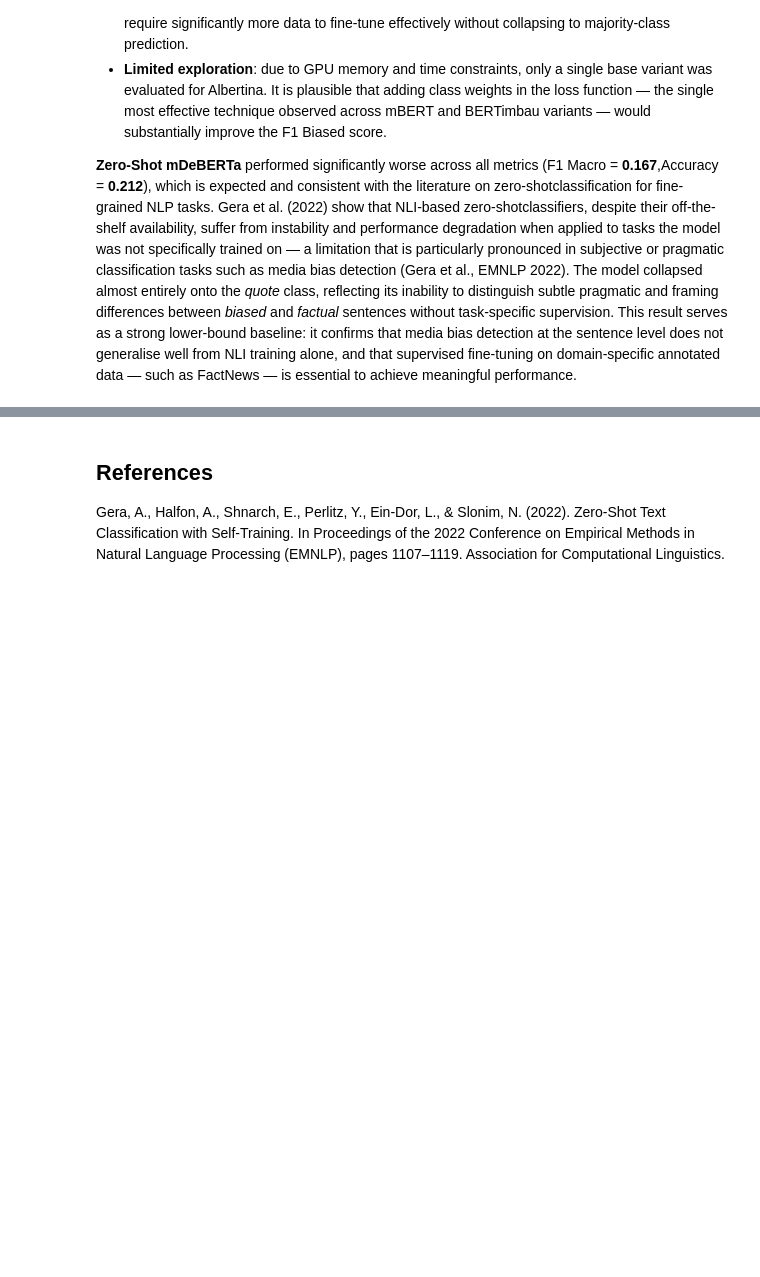
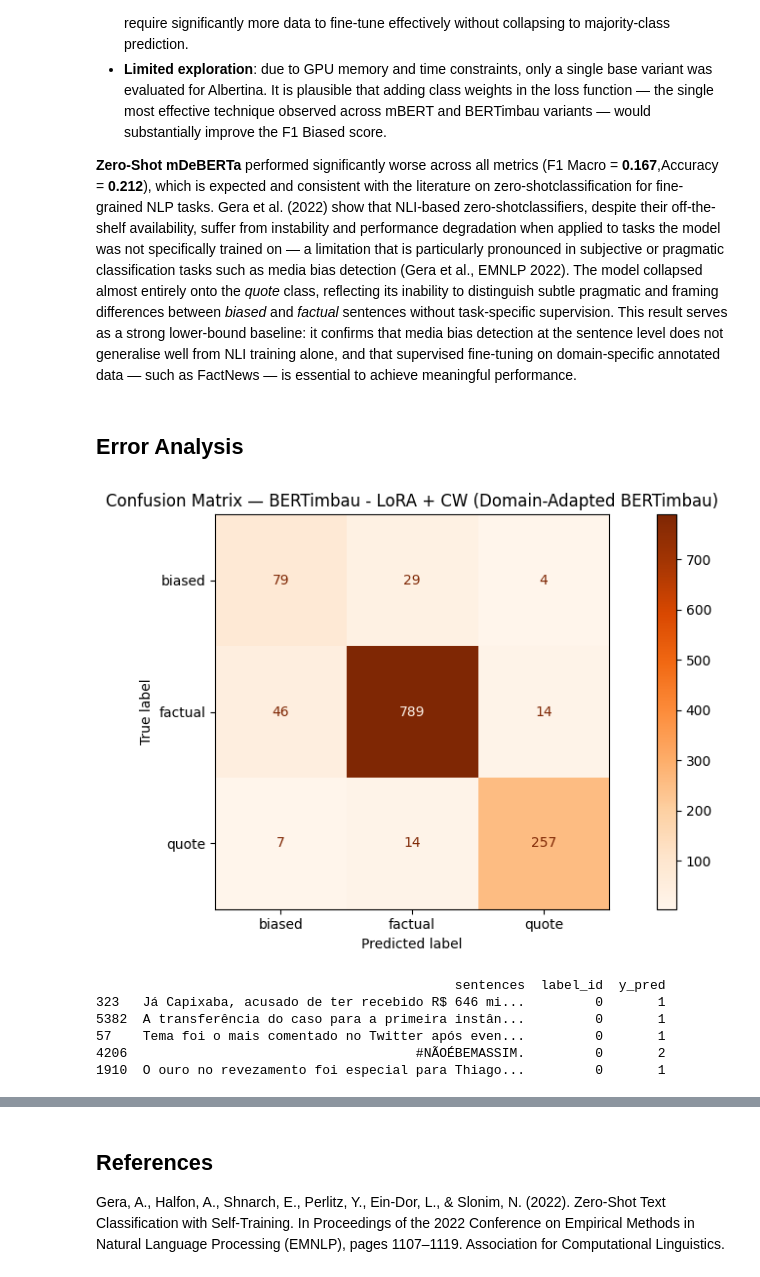
Before and after one commit to tomast100/PLN_Project, a Jupyter notebook: assignment_2.ipynb, the cells around one changed output, grey strips where cells are left out. Drawn from its saved outputs; the diff is of its cells as text; code cells hidden in the pictures; blank space fills up the shorter version.

Commit message:
error analysis v1

```diff
--- a/assignment_2.ipynb
+++ b/assignment_2.ipynb
@@ -2075,3 +2075,36 @@ Several factors may explain Albertina's underperformance relative to mBERT and B
 degradation when applied to tasks the model was not specifically trained on — a limitation that is particularly pronounced in subjective or pragmatic classification tasks such as media bias detection (Gera et al., EMNLP 2022). The model collapsed almost entirely onto the *quote*
 class, reflecting its inability to distinguish subtle pragmatic and framing differences between *biased* and *factual* sentences without task-specific supervision. This result serves as a strong lower-bound baseline: it confirms that media bias detection at the sentence level does
 not generalise well from NLI training alone, and that supervised fine-tuning on domain-specific annotated data — such as FactNews — is essential to achieve meaningful performance.
+# %% [markdown]
+## Error Analysis
+# %%
+from sklearn.metrics import confusion_matrix, ConfusionMatrixDisplay
+
+# Usa o melhor modelo
+best_name = "BERTimbau - LoRA + CW (Domain-Adapted BERTimbau)"
+y_true = results[best_name]["y_true"]
+y_pred = results[best_name]["y_pred"]
+
+cm = confusion_matrix(y_true, y_pred)
+disp = ConfusionMatrixDisplay(cm, display_labels=["biased", "factual", "quote"])
+disp.plot(cmap="Oranges")
+plt.title(f"Confusion Matrix — {best_name}")
+plt.tight_layout()
+plt.savefig("confusion_matrix_best.png", dpi=150)
+plt.show()
+
+
+test_df["y_pred"] = y_pred
+errors = test_df[test_df["label_id"] != test_df["y_pred"]]
+
+
+biased_errors = errors[errors["label_id"] == 0]
+print(biased_errors[["sentences", "label_id", "y_pred"]].head(5))
+# %% [output]
+[figure, added]
+                                              sentences  label_id  y_pred
+323   Já Capixaba, acusado de ter recebido R$ 646 mi...         0       1
+5382  A transferência do caso para a primeira instân...         0       1
+57    Tema foi o mais comentado no Twitter após even...         0       1
+4206                                     #NÃOÉBEMASSIM.         0       2
+1910  O ouro no revezamento foi especial para Thiago...         0       1
```
Also changed, not shown: parts of 4 cells of this notebook.
